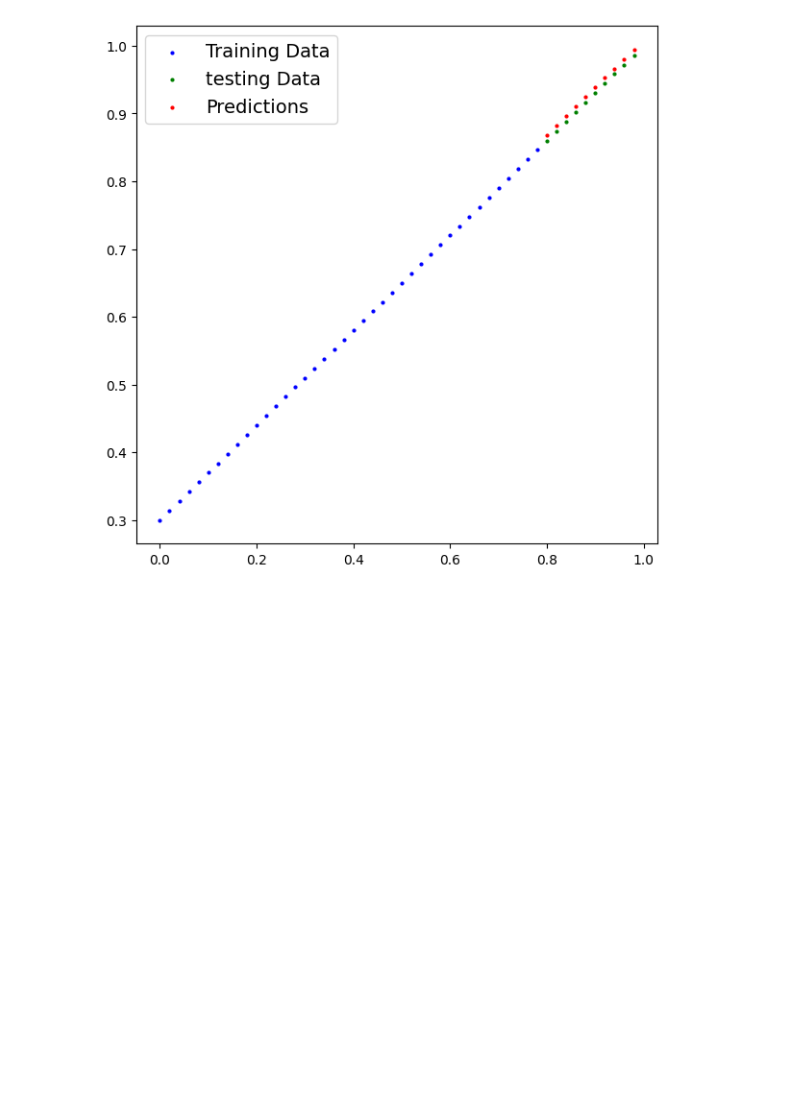
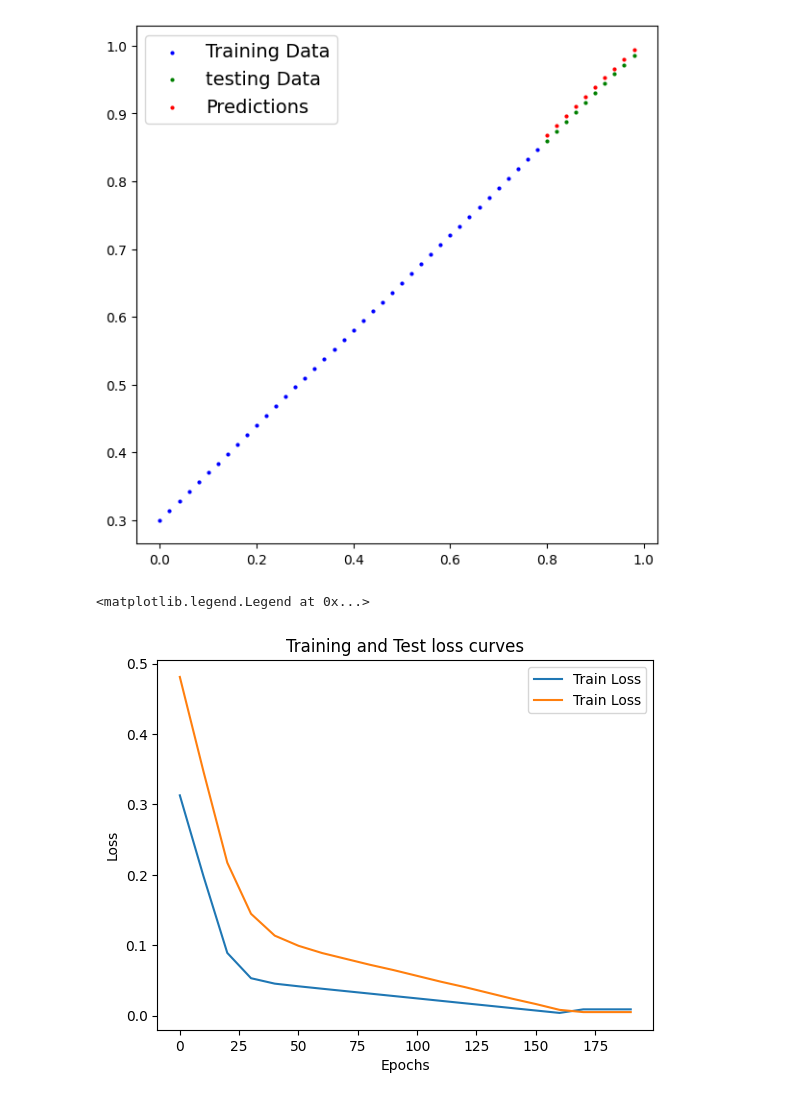
Before and after one commit to dionysus98/l_torch, a Jupyter notebook: 01_torch_workflow.ipynb, the cells around one changed output. Saved outputs shown, nothing was run; the diff lists cells and outputs as text; code cells hidden in the pictures; blank space fills up the shorter version.

```diff
--- a/01_torch_workflow.ipynb
+++ b/01_torch_workflow.ipynb
@@ -179,8 +179,13 @@ optimizer = torch.optim.SGD(
 # %%
 torch.manual_seed(42)
 # An epoch is one loop through the data..
+epochs = 200
 
-epochs = 10
+# Track
+epoch_count = []
+loss_values = []
+test_loss_values = []
+
 # 0. loop
 for epoch in range(epochs):
   # Set the model to training mode
@@ -214,6 +219,10 @@ for epoch in range(epochs):
   if epoch % 10 == 0:
     print(f"k: {epoch} | Loss: {loss} | Test loss: {test_loss}")
 
+    epoch_count.append(epoch)
+    loss_values.append(loss)
+    test_loss_values.append(test_loss)
+
     for item in model_0.state_dict().items():
       print(item)
 # %% [output]
@@ -228,3 +251,19 @@ with torch.inference_mode(): # removes the gradient info, since we are just doin
 plot_preds(predictions=y_preds_new)
 # %% [output]
 [figure]
+# %%
+import numpy as np
+
+plt.plot(epoch_count,
+         np.array(torch.tensor(loss_values).cpu().numpy()),
+         label="Train Loss")
+plt.plot(epoch_count,
+         np.array(torch.tensor(test_loss_values).cpu().numpy()),
+         label="Train Loss")
+plt.title("Training and Test loss curves")
+plt.ylabel("Loss")
+plt.xlabel("Epochs")
+plt.legend()
+# %% [output]
+<matplotlib.legend.Legend at 0x...>
+[figure, added]
```
Also changed, not shown: parts of 31 cells of this notebook.
